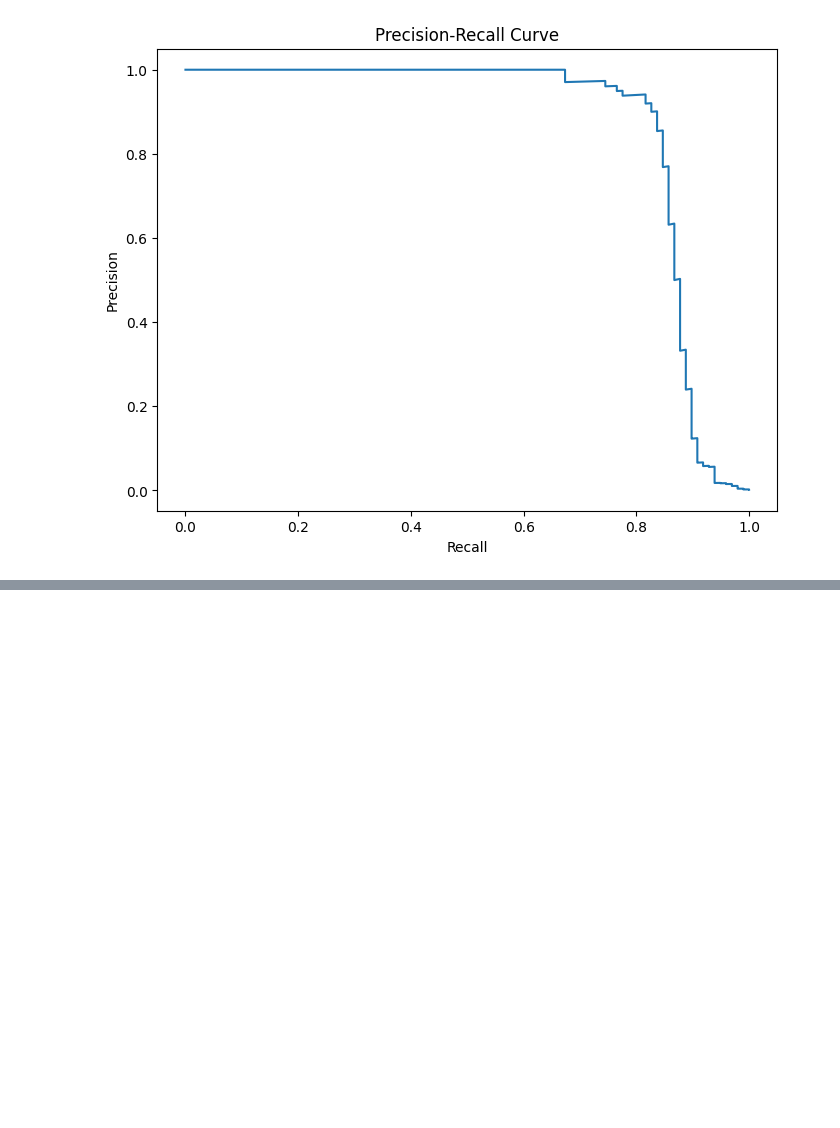
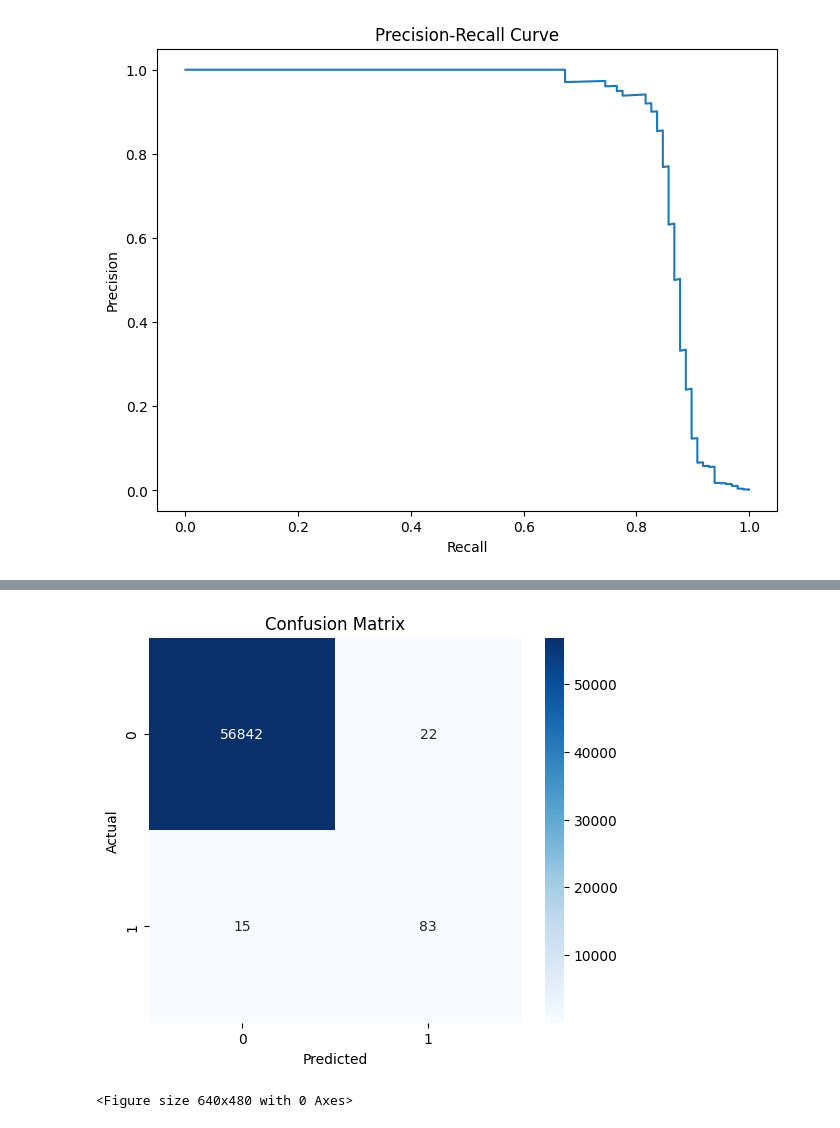
Before and after one commit to dironix/Fraud-Detection-System, a Jupyter notebook: notebooks/fraud_detection.ipynb, the cells around one changed output, grey strips where cells are left out. Cells and saved outputs as stored; diff of their text form; code cells hidden in the pictures; blank space fills up the shorter version.

```diff
--- a/notebooks/fraud_detection.ipynb
+++ b/notebooks/fraud_detection.ipynb
@@ -610,0 +981,38 @@ plt.show()
+# %%
+from sklearn.metrics import confusion_matrix
+import seaborn as sns
+
+cm = confusion_matrix(
+    y_test,
+    y_pred_xgb
+)
+
+plt.figure(figsize=(6,5))
+
+sns.heatmap(
+    cm,
+    annot=True,
+    fmt="d",
+    cmap="Blues"
+)
+
+plt.title(
+    "Confusion Matrix"
+)
+
+plt.xlabel("Predicted")
+
+plt.ylabel("Actual")
+
+plt.show()
+# %% [output]
+[figure, added]
+# %%
+plt.savefig(
+    "../images/roc_curve.png",
+    bbox_inches="tight"
+)
+
+plt.show()
+# %% [output]
+<Figure size 640x480 with 0 Axes>
```
Also changed, not shown: parts of 24 cells of this notebook, 3 other files.
